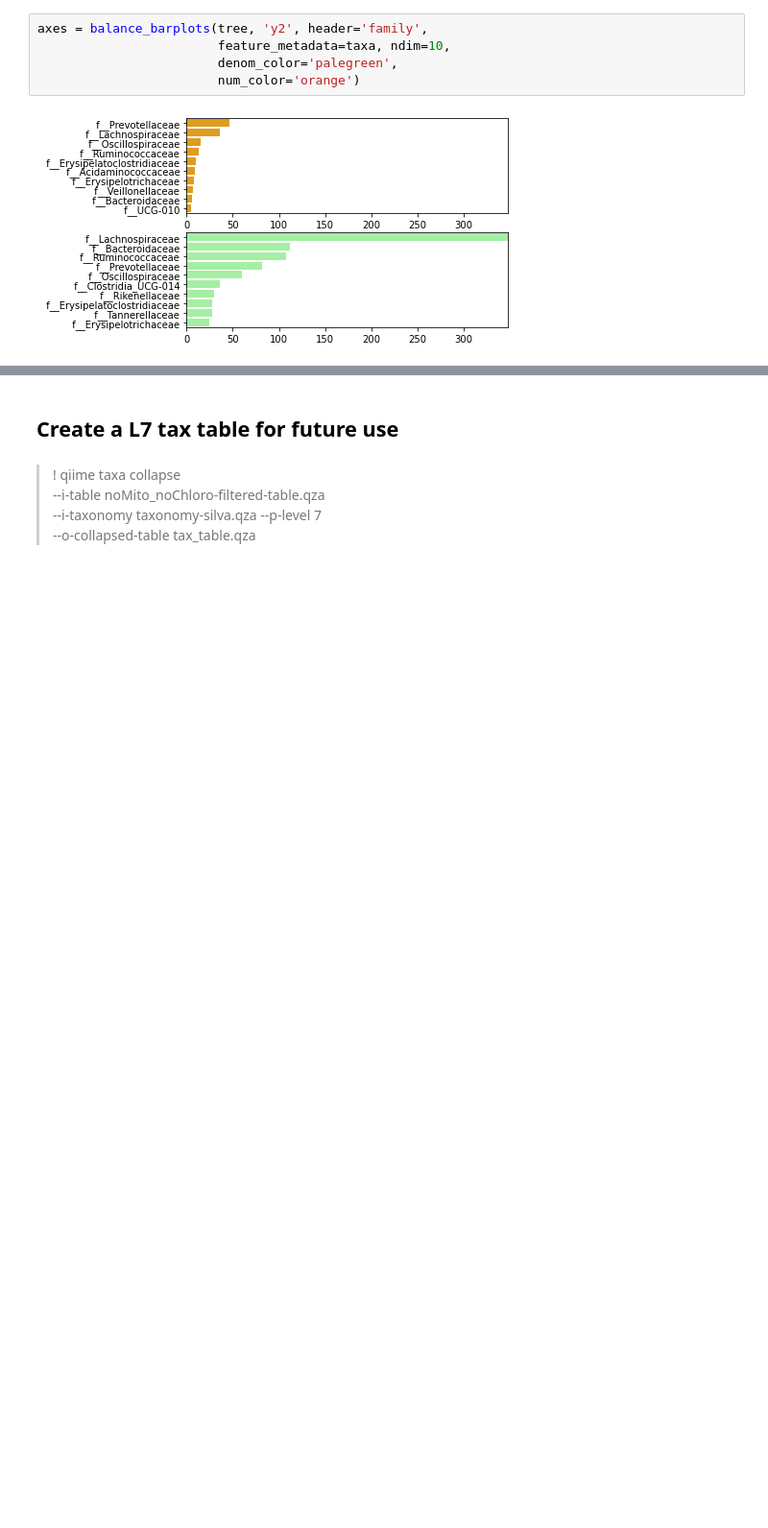
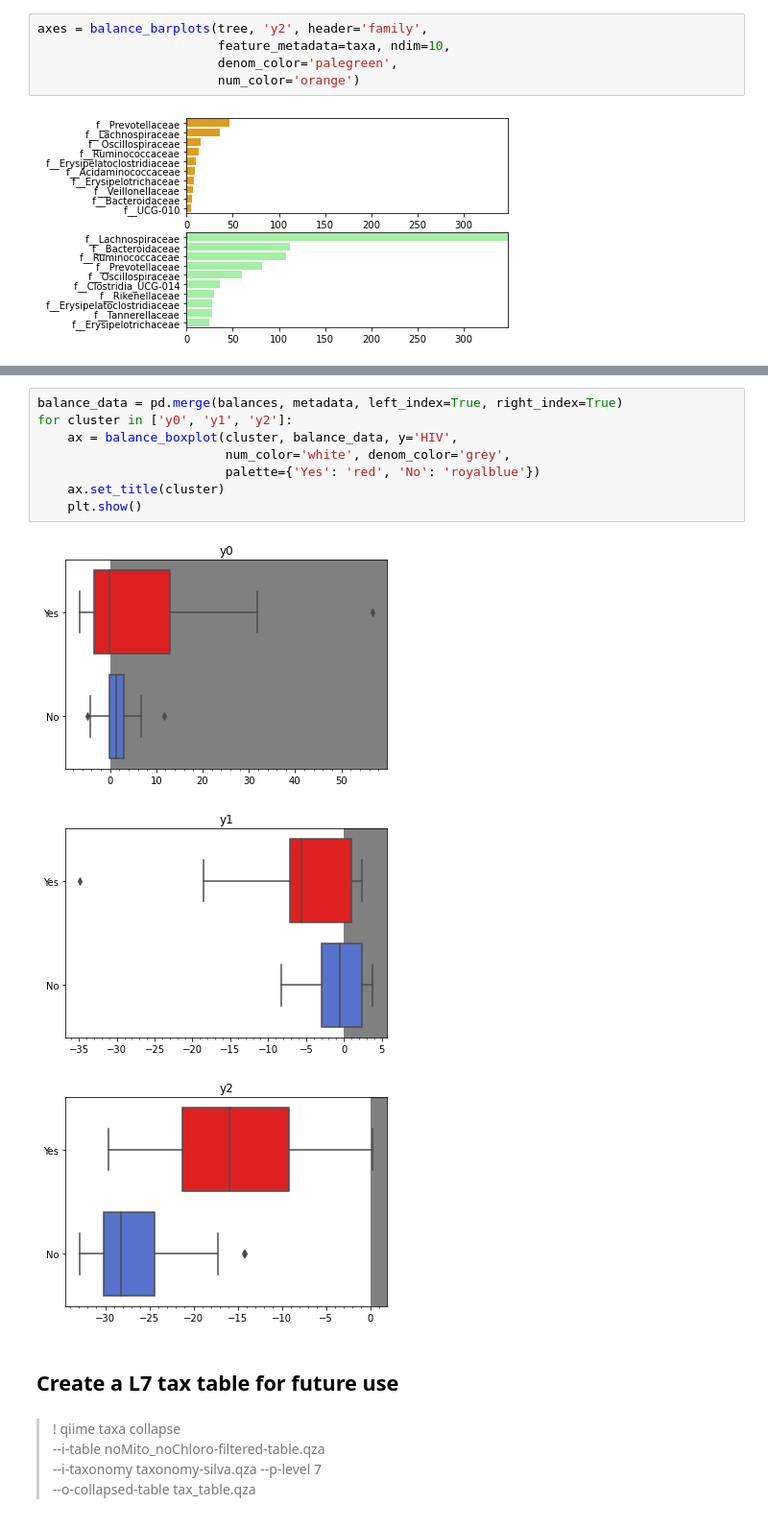
Before and after one commit to sterrettJD/HIV-microbiome, a Jupyter notebook: Analysis.ipynb, the cells around one changed output, grey strips where cells are left out. Shown at 96% size. Drawn from its saved outputs; the diff is of its cells as text; blank space fills up the shorter version.

```diff
--- a/Analysis.ipynb
+++ b/Analysis.ipynb
@@ -556,3 +591,15 @@ axes = balance_barplots(tree, 'y2', header='family',
+# %%
+balance_data = pd.merge(balances, metadata, left_index=True, right_index=True)
+for cluster in ['y0', 'y1', 'y2']:
+    ax = balance_boxplot(cluster, balance_data, y='HIV',
+                         num_color='white', denom_color='grey',
+                         palette={'Yes': 'red', 'No': 'royalblue'})
+    ax.set_title(cluster)
+    plt.show()
+# %% [output]
+[figure, added]
+[figure, added]
+[figure, added]
 # %% [markdown]
 ## Create a L7 tax table for future use
 # %% [markdown]
```
Also changed, not shown: parts of 10 cells of this notebook.
